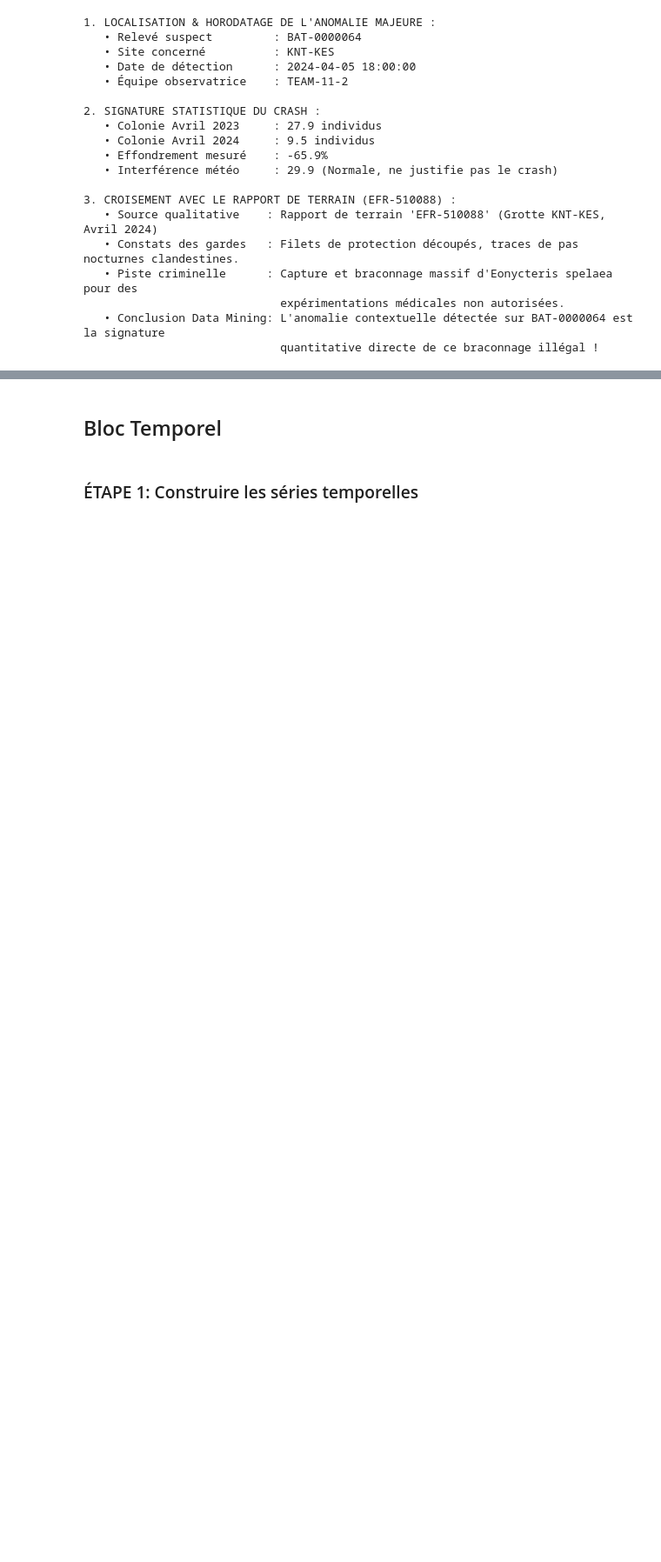
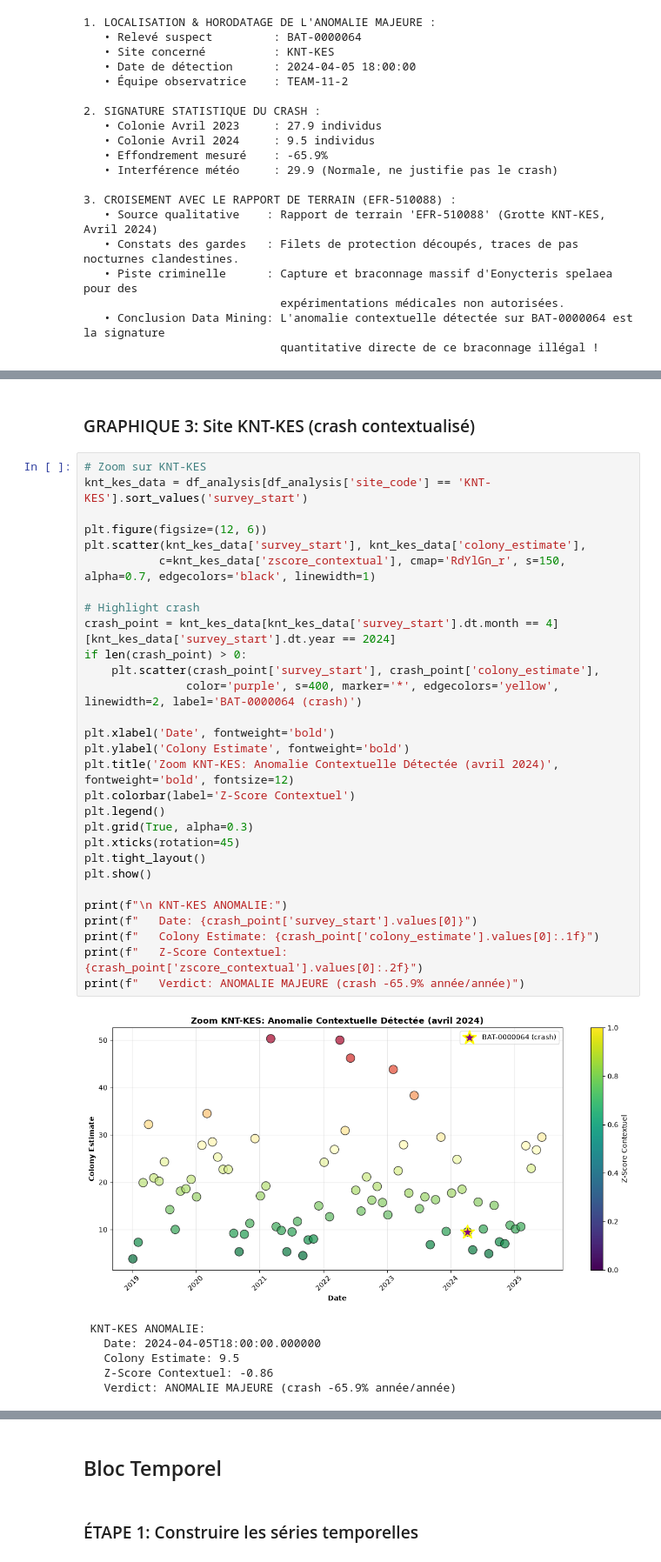
Before and after one commit to HananeDjouadi/G05-DataMining-2627, a Jupyter notebook: data/ecology/bat_surveys.ipynb, the cells around one changed output, grey strips where cells are left out. Shown at 87% size. Drawn from its saved outputs; the diff is of its cells as text; blank space fills up the shorter version.

```diff
--- a/data/ecology/bat_surveys.ipynb
+++ b/data/ecology/bat_surveys.ipynb
@@ -1412 +1473,39 @@ print(f"                             quantitative directe de ce braconnage illé
+# %% [markdown]
+### GRAPHIQUE 3: Site KNT-KES (crash contextualisé)
+# %%
+# Zoom sur KNT-KES
+knt_kes_data = df_analysis[df_analysis['site_code'] == 'KNT-KES'].sort_values('survey_start')
+
+plt.figure(figsize=(12, 6))
+plt.scatter(knt_kes_data['survey_start'], knt_kes_data['colony_estimate'],
+           c=knt_kes_data['zscore_contextual'], cmap='RdYlGn_r', s=150, alpha=0.7, edgecolors='black', linewidth=1)
+
+# Highlight crash
+crash_point = knt_kes_data[knt_kes_data['survey_start'].dt.month == 4][knt_kes_data['survey_start'].dt.year == 2024]
+if len(crash_point) > 0:
+    plt.scatter(crash_point['survey_start'], crash_point['colony_estimate'],
+               color='purple', s=400, marker='*', edgecolors='yellow', linewidth=2, label='BAT-0000064 (crash)')
+
+plt.xlabel('Date', fontweight='bold')
+plt.ylabel('Colony Estimate', fontweight='bold')
+plt.title('Zoom KNT-KES: Anomalie Contextuelle Détectée (avril 2024)', fontweight='bold', fontsize=12)
+plt.colorbar(label='Z-Score Contextuel')
+plt.legend()
+plt.grid(True, alpha=0.3)
+plt.xticks(rotation=45)
+plt.tight_layout()
+plt.show()
+
+print(f"\n KNT-KES ANOMALIE:")
+print(f"   Date: {crash_point['survey_start'].values[0]}")
+print(f"   Colony Estimate: {crash_point['colony_estimate'].values[0]:.1f}")
+print(f"   Z-Score Contextuel: {crash_point['zscore_contextual'].values[0]:.2f}")
+print(f"   Verdict: ANOMALIE MAJEURE (crash -65.9% année/année)")
+# %% [output]
+[figure, added]
+ KNT-KES ANOMALIE:
+   Date: 2024-04-05T18:00:00.000000
+   Colony Estimate: 9.5
+   Z-Score Contextuel: -0.86
+   Verdict: ANOMALIE MAJEURE (crash -65.9% année/année)
 # %% [markdown]
```
Also changed, not shown: parts of 8 cells of this notebook, 1 other file.
